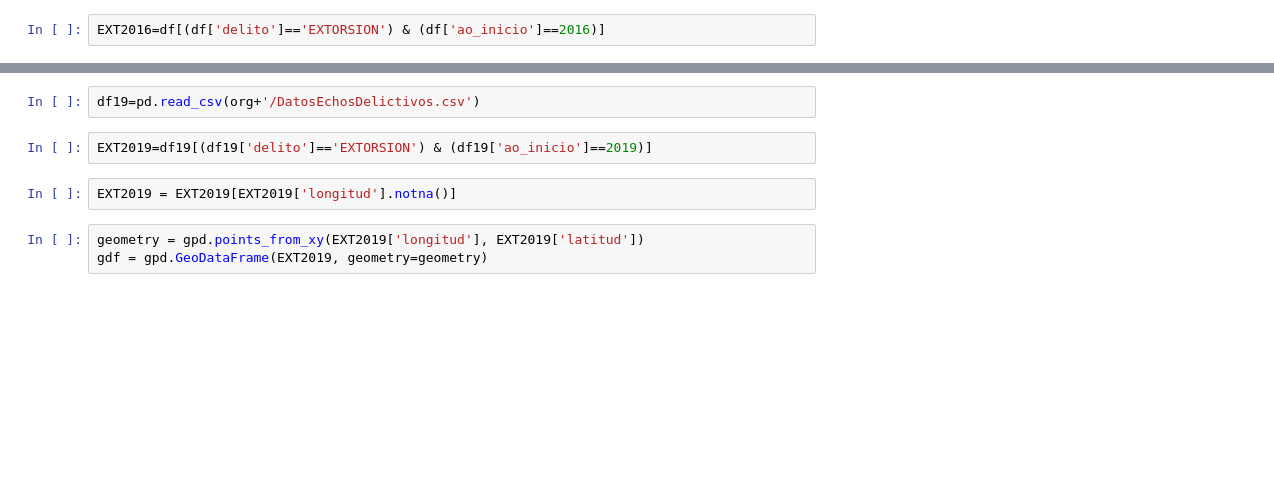
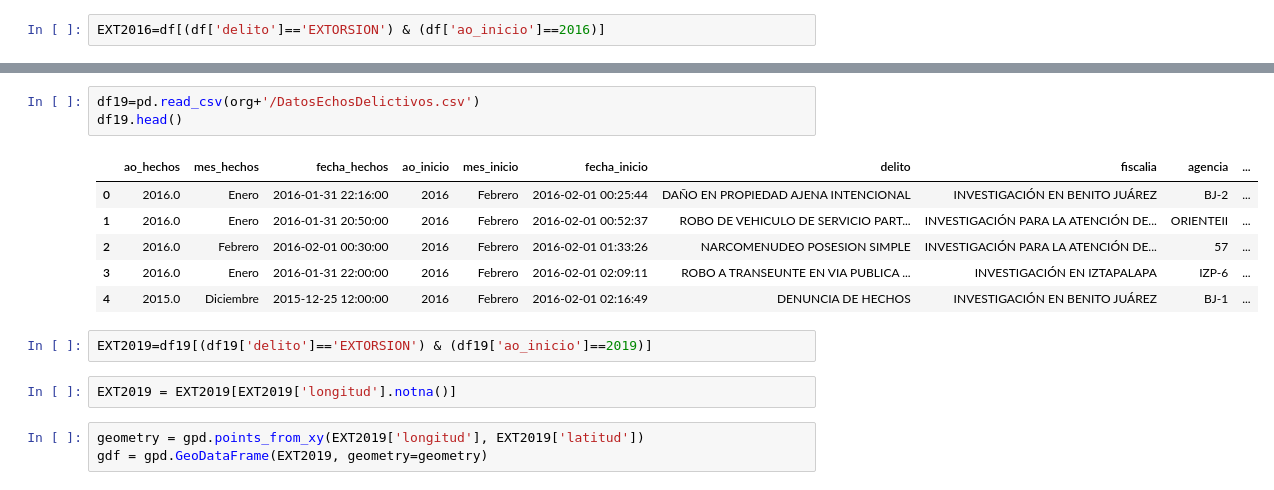
Before and after one commit to MontoyaNicolas/MontoyaNicolas, a Jupyter notebook: Sem2_3Py.ipynb, the cells around one changed output, grey strips where cells are left out. Cells and saved outputs as stored; diff of their text form; blank space fills up the shorter version.

```diff
--- a/Sem2_3Py.ipynb
+++ b/Sem2_3Py.ipynb
@@ -278,5 +385,13 @@ mapa
 # %%
 df19=pd.read_csv(org+'/DatosEchosDelictivos.csv')
+df19.head()
+# %% [output]
+|  | ao_hechos | mes_hechos | fecha_hechos | ao_inicio | mes_inicio | fecha_inicio | delito | fiscalia | agencia | ... |
+| 0 | 2016.0 | Enero | 2016-01-31 22:16:00 | 2016 | Febrero | 2016-02-01 00:25:44 | DAÑO EN PROPIEDAD AJENA INTENCIONAL | INVESTIGACIÓN EN BENITO JUÁREZ | BJ-2 | ... |
+| 1 | 2016.0 | Enero | 2016-01-31 20:50:00 | 2016 | Febrero | 2016-02-01 00:52:37 | ROBO DE VEHICULO DE SERVICIO PART... | INVESTIGACIÓN PARA LA ATENCIÓN DE... | ORIENTEII | ... |
+| 2 | 2016.0 | Febrero | 2016-02-01 00:30:00 | 2016 | Febrero | 2016-02-01 01:33:26 | NARCOMENUDEO POSESION SIMPLE | INVESTIGACIÓN PARA LA ATENCIÓN DE... | 57 | ... |
+| 3 | 2016.0 | Enero | 2016-01-31 22:00:00 | 2016 | Febrero | 2016-02-01 02:09:11 | ROBO A TRANSEUNTE EN VIA PUBLICA ... | INVESTIGACIÓN EN IZTAPALAPA | IZP-6 | ... |
+| 4 | 2015.0 | Diciembre | 2015-12-25 12:00:00 | 2016 | Febrero | 2016-02-01 02:16:49 | DENUNCIA DE HECHOS | INVESTIGACIÓN EN BENITO JUÁREZ | BJ-1 | ... |
 # %%
 EXT2019=df19[(df19['delito']=='EXTORSION') & (df19['ao_inicio']==2019)]
 # %%
```
Also changed, not shown: parts of 35 cells of this notebook.
